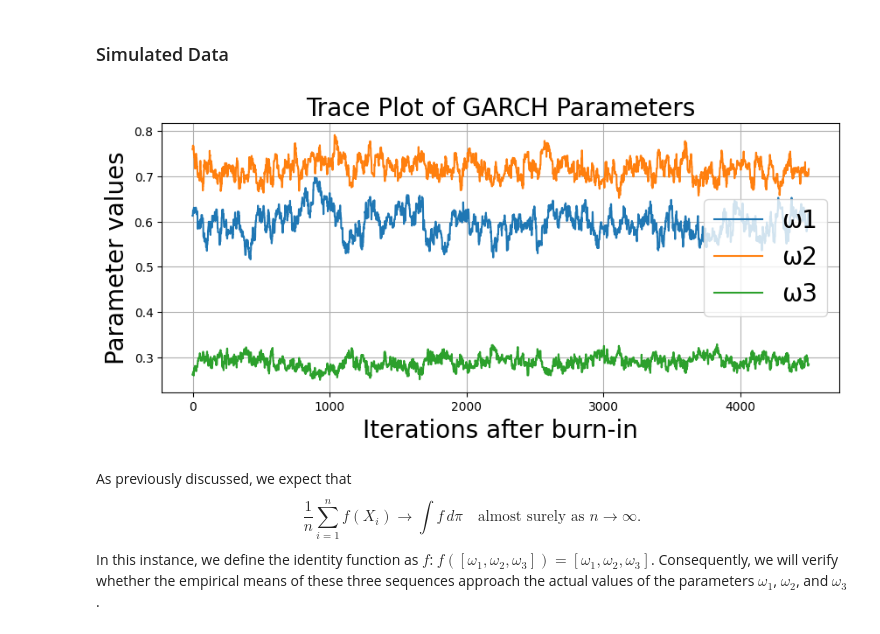
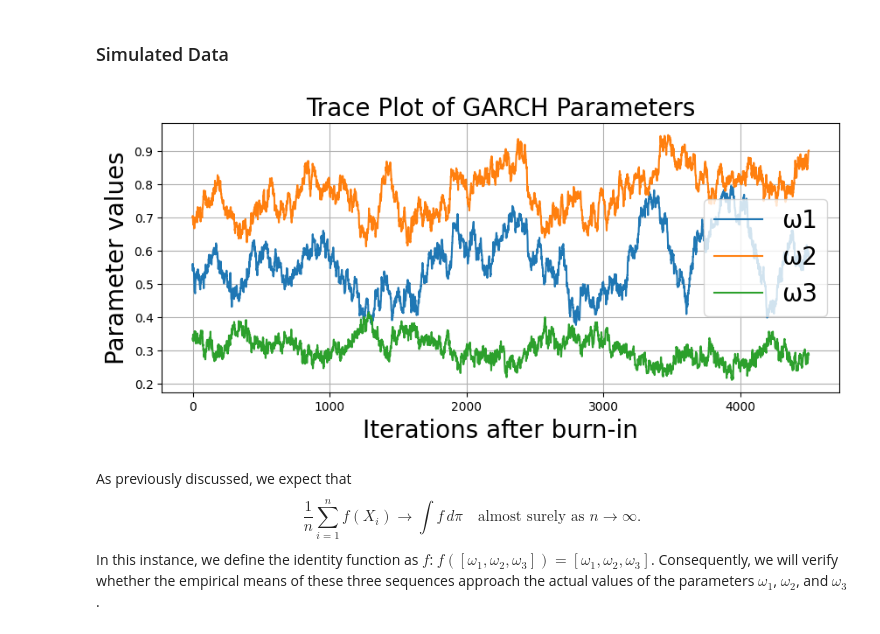
Before and after one commit to AntoineGilsonGH/Monte-Carlo-GARCH, a Jupyter notebook: Projet_MCMC_GARCH.ipynb, the cells around one changed output. Cells and saved outputs as stored; diff of their text form; code cells hidden in the pictures.

```diff
--- a/Projet_MCMC_GARCH.ipynb
+++ b/Projet_MCMC_GARCH.ipynb
@@ -222,35 +229,35 @@ true_omega = [0.6, 0.7, 0.3]  # These are the true parameters we want to estimat
 sigma_omega = [9, 9, 9]  # Standard deviations for the priors
 
 # Simulate data
-returns, _ = simulate_garch(10000, *true_omega)
+returns, _ = simulate_garch(1000, *true_omega)
 
 # Metropolis-Hastings settings
 iterations = 5000
 burn_in = 500
 sigma_proposal = 0.01
 
 # Execute the Metropolis-Hastings algorithm
 acceptance_rate, omega_samples = metropolis_hasting_algorithm(iterations, returns, sigma_proposal, initial_omega, sigma_omega)
 
 # We extract the parameter samples
 omega_samples = np.array(omega_samples)  # Convert list of samples into an array for easier slicing
 w1_samples = omega_samples[:, 0]
 w2_samples = omega_samples[:, 1]
 w3_samples = omega_samples[:, 2]
 
 # We plot the parameter trajectories
 plt.figure(figsize=(10, 4))
 plt.plot(w1_samples[burn_in:], label='ω1')
 plt.plot(w2_samples[burn_in:], label='ω2')
 plt.plot(w3_samples[burn_in:], label='ω3')
 plt.legend(fontsize=20)
 plt.xlabel('Iterations after burn-in', fontsize=20)
 plt.ylabel('Parameter values', fontsize=20)
 plt.title('Trace Plot of GARCH Parameters', fontsize=20)
 plt.grid(True)
 plt.show()
 # %% [output]
-[figure, old version]
+[figure, new version]
 # %% [markdown]
 As previously discussed, we expect that
 $$\frac{1}{n}\sum_{i=1}^n f(X_i) \to \int f \, d\pi \quad \text{almost surely as } n \to \infty.$$
```
Also changed, not shown: parts of 17 cells of this notebook.
